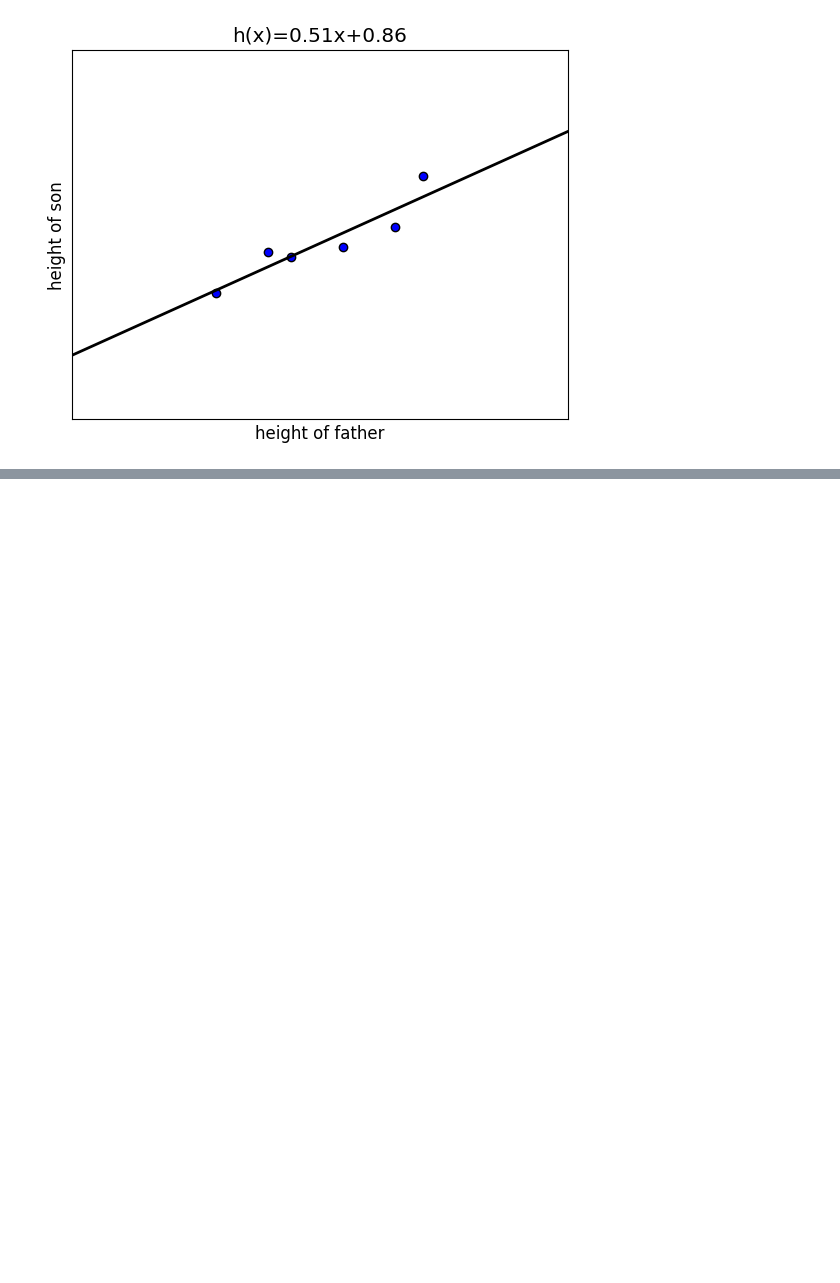
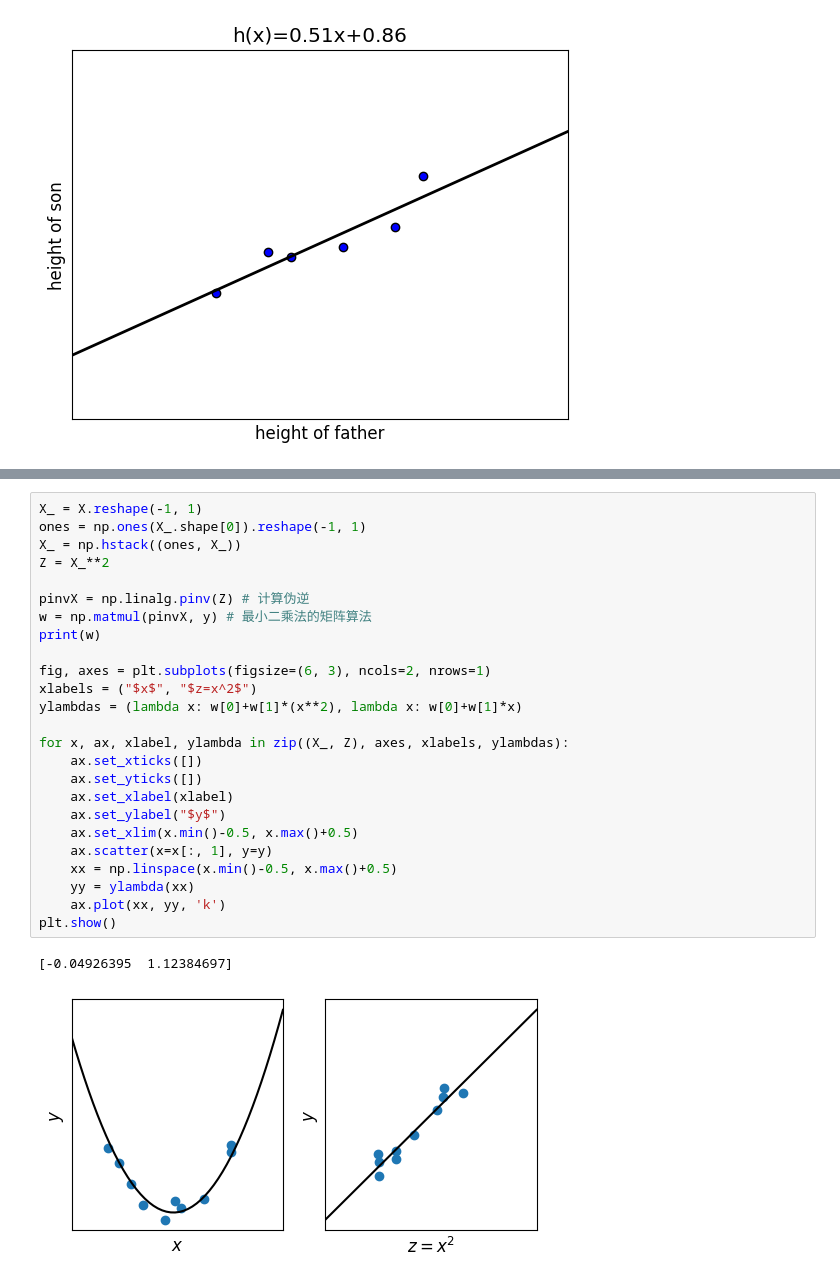
Before and after one commit to hotaery/homework, a Jupyter notebook: lecture/MachineLearning/SupervisedLearning/linear_regression.ipynb, the cells around one changed output, grey strips where cells are left out. Saved outputs shown, nothing was run; the diff lists cells and outputs as text; blank space fills up the shorter version.

```diff
--- a/lecture/MachineLearning/SupervisedLearning/linear_regression.ipynb
+++ b/lecture/MachineLearning/SupervisedLearning/linear_regression.ipynb
@@ -240,0 +277,28 @@ plt.show()
+# %%
+X_ = X.reshape(-1, 1)
+ones = np.ones(X_.shape[0]).reshape(-1, 1)
+X_ = np.hstack((ones, X_))
+Z = X_**2
+
+pinvX = np.linalg.pinv(Z) # 计算伪逆
+w = np.matmul(pinvX, y) # 最小二乘法的矩阵算法
+print(w)
+
+fig, axes = plt.subplots(figsize=(6, 3), ncols=2, nrows=1)
+xlabels = ("$x$", "$z=x^2$")
+ylambdas = (lambda x: w[0]+w[1]*(x**2), lambda x: w[0]+w[1]*x)
+
+for x, ax, xlabel, ylambda in zip((X_, Z), axes, xlabels, ylambdas):
+    ax.set_xticks([])
+    ax.set_yticks([])
+    ax.set_xlabel(xlabel)
+    ax.set_ylabel("$y$")
+    ax.set_xlim(x.min()-0.5, x.max()+0.5)
+    ax.scatter(x=x[:, 1], y=y)
+    xx = np.linspace(x.min()-0.5, x.max()+0.5)
+    yy = ylambda(xx)
+    ax.plot(xx, yy, 'k')
+plt.show()
+# %% [output]
+[-0.04926395  1.12384697]
+[figure, added]
```
Also changed, not shown: parts of 14 cells of this notebook, 2 other files.
